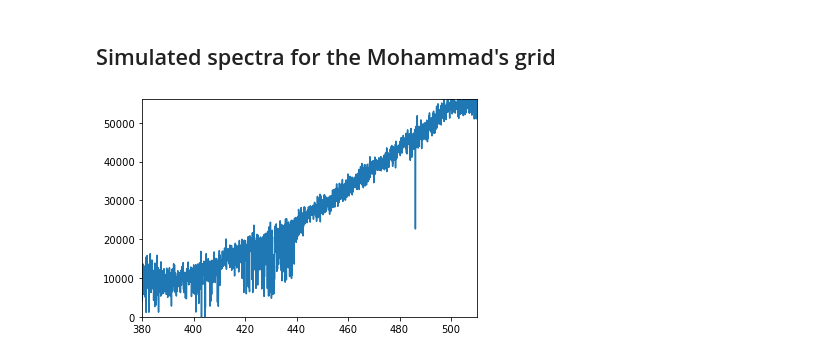
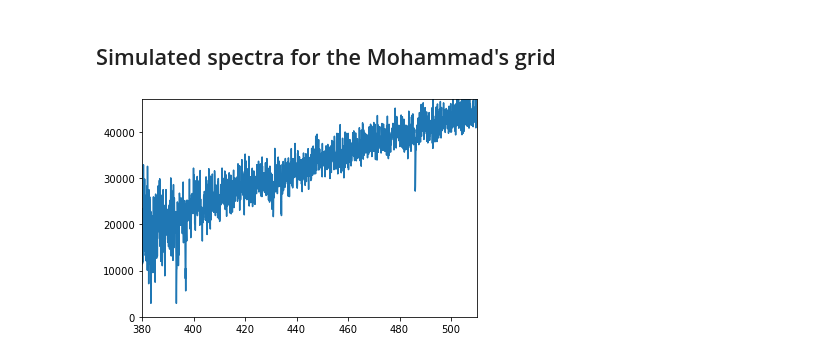
Before and after one commit to mihoishigaki/PFS_CalibStars, a Jupyter notebook: notebook/example_Mohammad_grid.ipynb, the cells around one changed output. Cells and saved outputs as stored; diff of their text form; code cells hidden in the pictures.

```diff
--- a/notebook/example_Mohammad_grid.ipynb
+++ b/notebook/example_Mohammad_grid.ipynb
@@ -25,0 +31,6 @@ import pfs_calibstars as cs
+# %%
+path = "../speclib/Mohammad_grid/TestSpec_May25/"
+file = "5100g+3.00z-3.00_xit2.0c0.00.spec"
+outpath = "../../pfs_calibstars_data/outputs/Mohammad_grid/"
+
+w, nf, f = np.loadtxt(path + file, usecols = (0, 1, 2), unpack = True)
@@ -26,17 +55,12 @@ import pfs_calibstars as cs
 # %% [markdown]
 ## Signal-to-noise ratios for the Mohammad's grid
 # %%
-path = "../speclib/Mohammad_grid/synthetic_grid/"
-file = "4000g+1.00z-3.00_4000-5000_xit2.0c0.00.spec"
-outpath = "../../pfs_calibstars_data/outputs/Mohammad_grid/"
-
-w, nf, f = np.loadtxt(path + file, usecols = (0, 1, 2), unpack = True)
 
 # Convirt to AB mag
 band = "sdss_g"
 mag = 20.
-w_nm, mag = cs.flux2ABmag(w/10., f, band, mag)
-
+#w_nm, mag = cs.flux2ABmag(w/10., f, band, mag)
+w_nm, mag = cs.flux2ABmag(w_conv/10., f_conv, band, mag)
 
 # Save magnitudes to a file
 aa = np.array([w_nm, mag])
@@ -76,12 +100,6 @@ etc.set_param('degrade',TP)
 etc.run()
 
 
-w, snc = np.loadtxt(outsncname, usecols = (2, 3), unpack = True)
-plt.plot(w, snc)
-plt.xlim(400., 510.)
-plt.show()
-
-
 # Nexp = 4 => S/N = 37 @ 500nm
 # Nexp = 8 => S/N = 53 @ 500nm
 # %% [output]
@@ -102,10 +116,0 @@ plt.show()
-# %%
-files = ["4000g+1.00z-3.00_4000-5000_xit2.0c0.00.noise"]
-
-fig, ax = plt.subplots(1, 1)
-for file in files:
-    w, noise = np.loadtxt(outpath + file, usecols = (2, 3), unpack = True)
-    ax.plot(w, noise)
-ax.set_xlim(720., 750.)
-ax.set_ylim(0.0, 50000)
-plt.show()
@@ -116,19 +119,13 @@ plt.show()
 # %%
 # Use inputs and outputs from etc.run()
 
 sim = pfsspec.Pfsspec()
 sim.set_param('outDir', outpath)
 sim.set_param('etcFile', outsncname)
 sim.set_param('MAG_FILE', magfilename)
 sim.set_param('EXP_NUM',nexp)
 sim.set_param('asciiTable', file[:-5] + ".sim")
 sim.set_param('nrealize',1)
 sim.make_sim_spec()
-
-w, f = np.loadtxt(outpath + file[:-5] + ".sim.dat", usecols = (0, 1), unpack = True)
-plt.plot(w, f)
-plt.xlim(380., 510.)
-plt.ylim(0.0, np.max(f[w < 500.]))
-plt.show()
 # %% [output]
-[figure, old version]
+[figure, new version]
```
Also changed, not shown: parts of 12 cells of this notebook, 5 other files.
